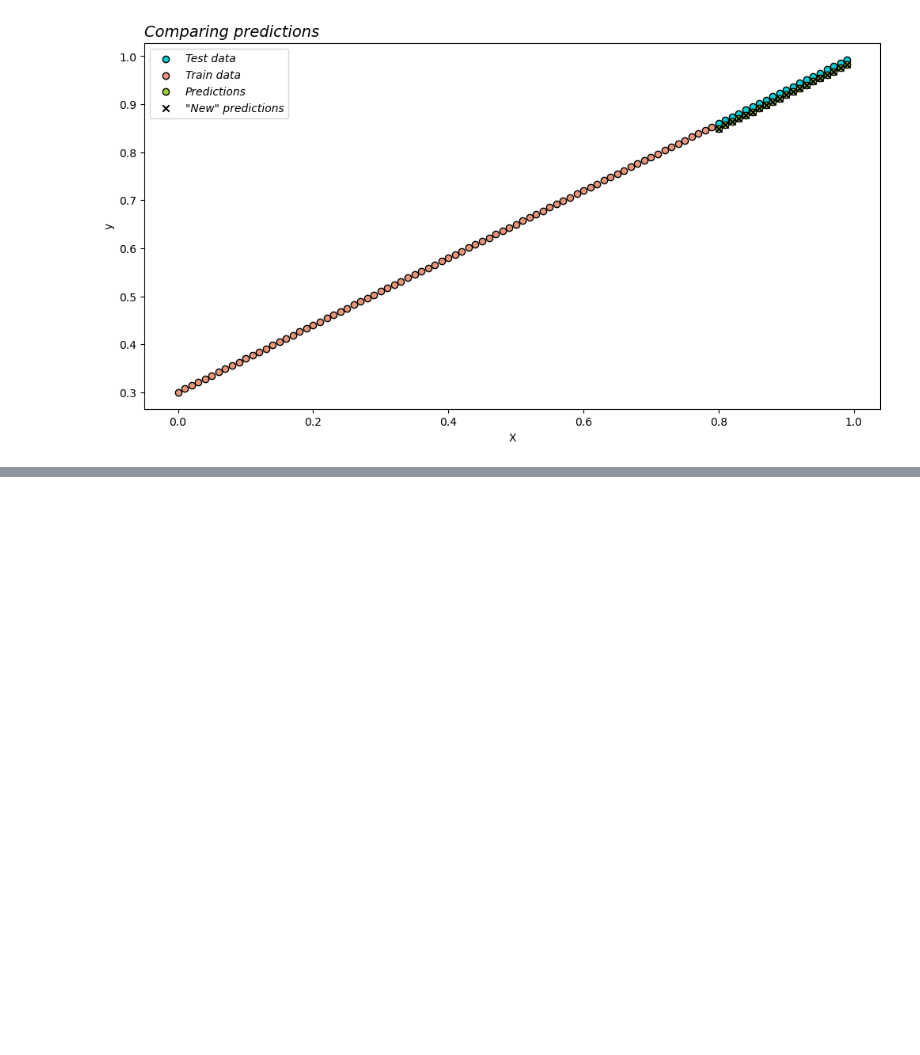
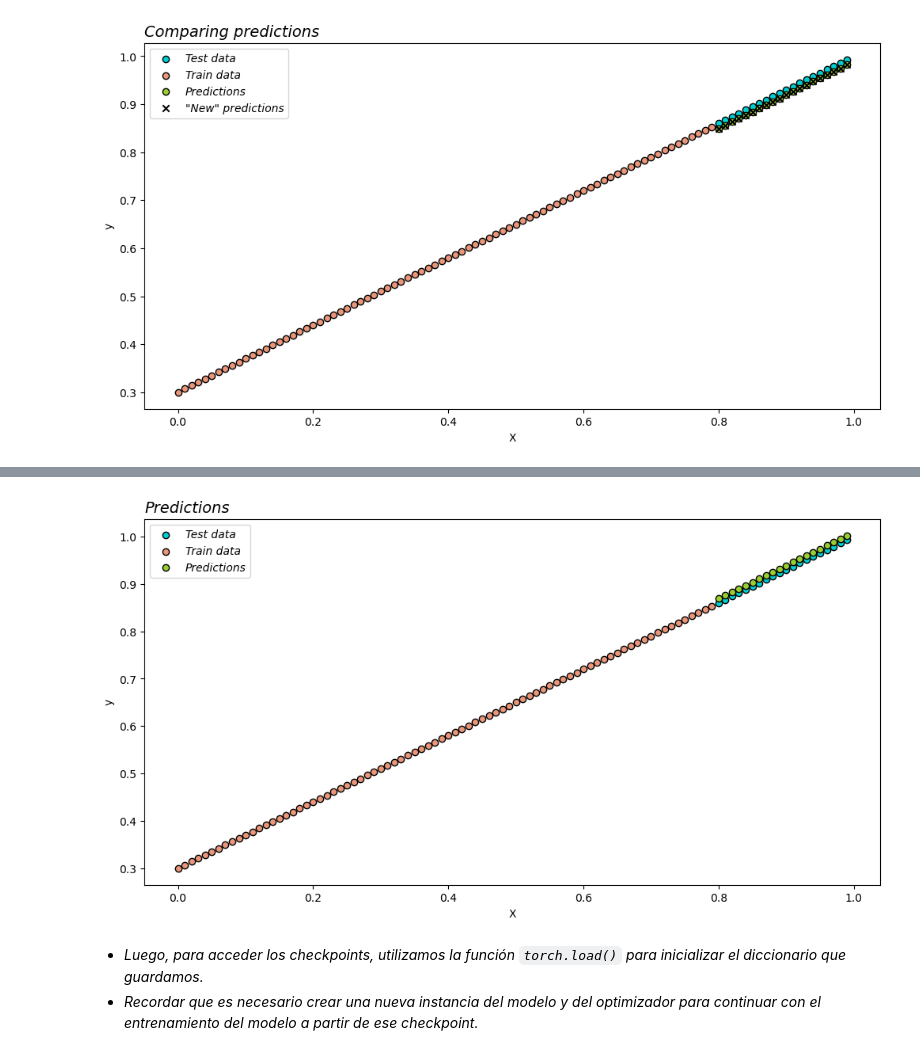
Before and after one commit to nicokossacoff/data-science-library, a Jupyter notebook: coding/py-torch/00-fundamentals/01-workflow/04-saving-a-model.ipynb, the cells around one changed output, grey strips where cells are left out. Cells and saved outputs as stored; diff of their text form; code cells hidden in the pictures; blank space fills up the shorter version.

Commit message:
Updated PyTorch workflow notebooks

```diff
--- a/coding/py-torch/00-fundamentals/01-workflow/04-saving-a-model.ipynb
+++ b/coding/py-torch/00-fundamentals/01-workflow/04-saving-a-model.ipynb
@@ -218,0 +266,9 @@ Are the predictions the same as before? True
+# %%
+# Create a new model instance
+model = LinearRegressionModel(device=config.device)
+
+# Create a new loss function
+loss_function = nn.L1Loss()
+
+# Create a new optimizer instance
+optimizer = optim.SGD(model.parameters(), lr=0.01, momentum=0.8)
@@ -218,0 +345,7 @@ Are the predictions the same as before? True
+# %%
+plot_predictions(X_train, y_train, X_test, y_test, y_test_pred)
+# %% [output]
+[figure, added]
+# %% [markdown]
+- *Luego, para acceder los checkpoints, utilizamos la función `torch.load()` para inicializar el diccionario que guardamos.*
+- *Recordar que es necesario crear una nueva instancia del modelo y del optimizador para continuar con el entrenamiento del modelo a partir de ese checkpoint.*
```
Also changed, not shown: parts of 19 cells of this notebook, 4 other files.
